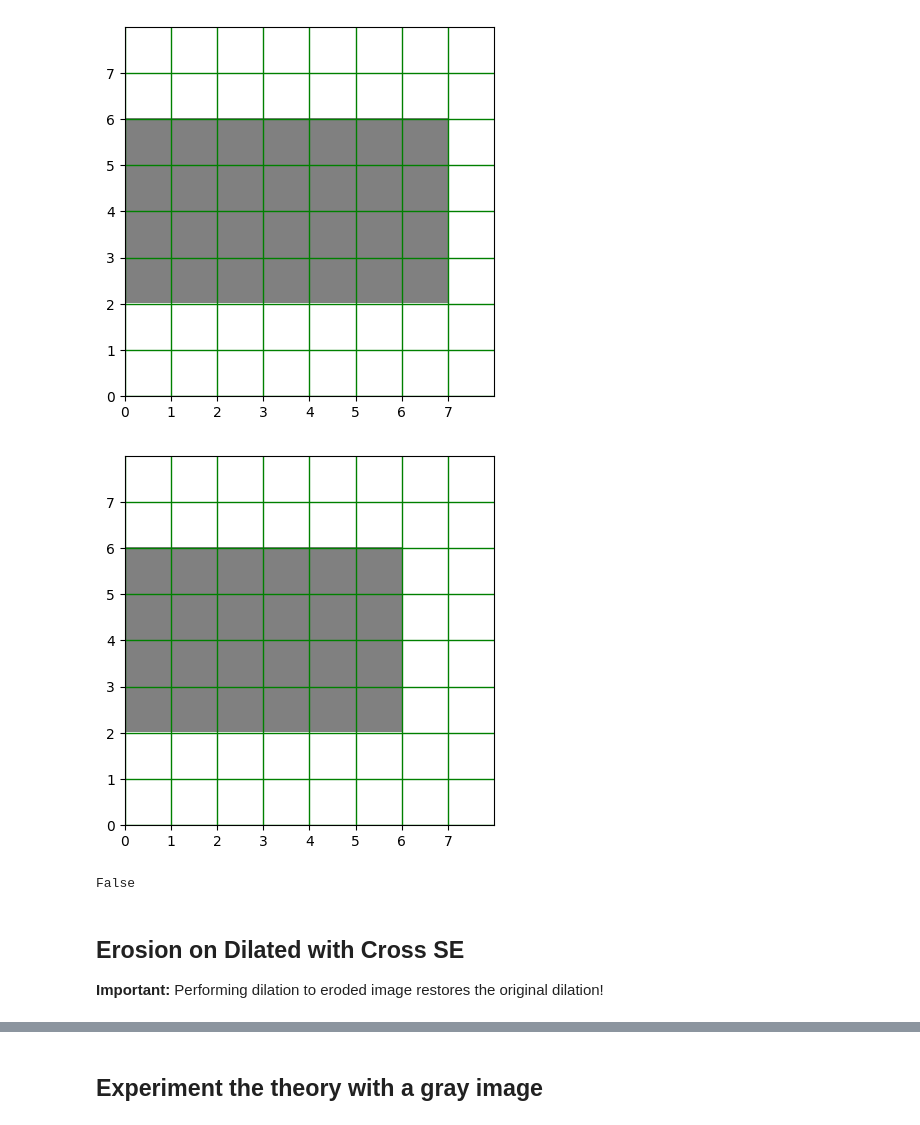
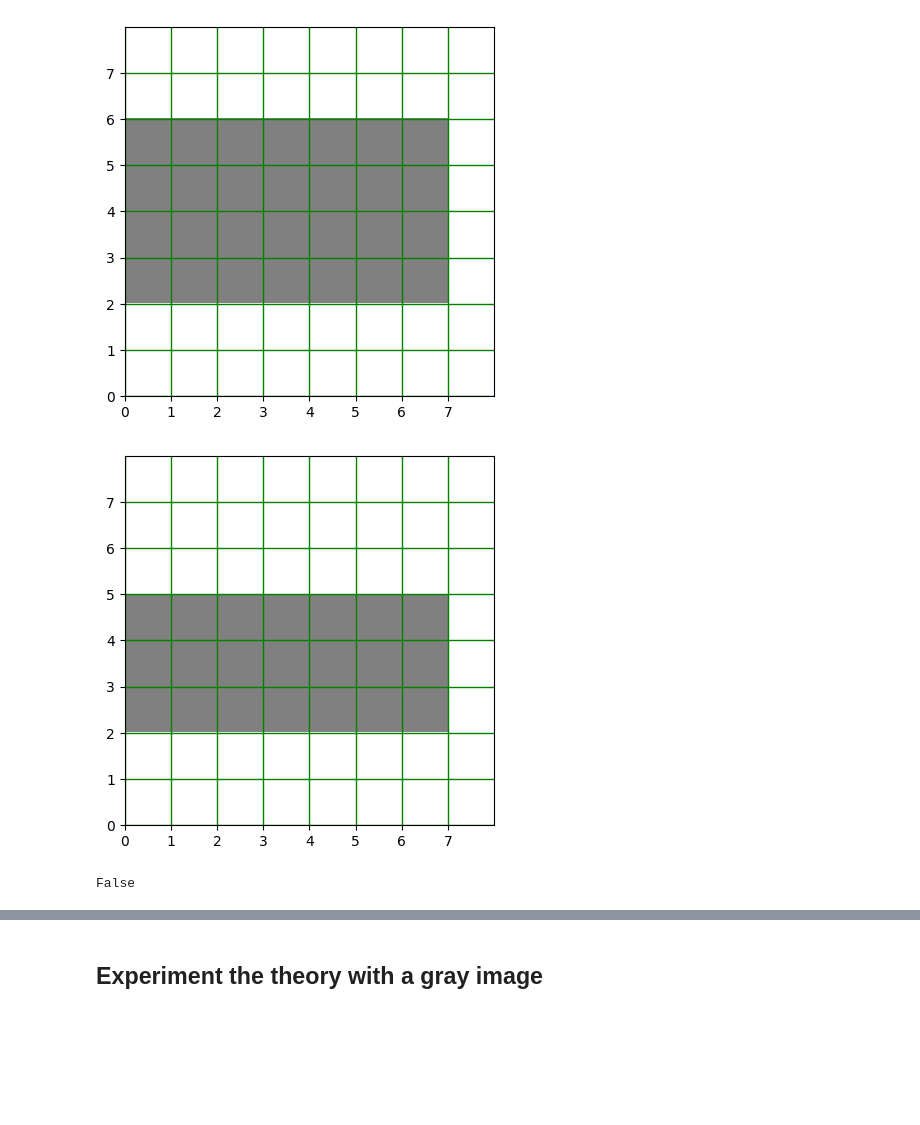
Before and after one commit to everhettoo/barcode-scanner, a Jupyter notebook: morphology-nb/morphology-barcode.ipynb, the cells around one changed output, grey strips where cells are left out. Drawn from its saved outputs; the diff is of its cells as text; code cells hidden in the pictures; blank space fills up the shorter version.

```diff
--- a/morphology-nb/morphology-barcode.ipynb
+++ b/morphology-nb/morphology-barcode.ipynb
@@ -30,28 +27,14 @@ mat1 = np.array([
     [0, 0, 0, 0, 0, 0, 0, 0]
 ])
 
-# Cross
-# se = np.array([
-#     [0, 1, 0],
-#     [1, 1, 1],
-#     [0, 1, 0],
-# ])
-
-# Rect
-# se = np.array([
-#     [1, 1, 1],
-#     [1, 1, 1],
-#     [1, 1, 1],
-# ])
-se = np.array([
+horizontal_se = np.array([
     [1, 1, 1]
 ])
 
 # Need to convert them first for cv operations.
 mat1 = mat1.astype('uint8')
-se = se.astype('uint8')
+horizontal_se = horizontal_se.astype('uint8')
 
-# print(mat1)
 nb.display_color_grids(mat1)
 # %% [output]
 [figure]
@@ -62,14 +41,23 @@ Performing dilation and followed by erosion doesn't restore the source image. It
 # %%
-dilated = cv2.dilate(mat1, se, iterations=1)
-# print(dilated)
-# type(kernel)
+dilated = cv2.dilate(mat1, horizontal_se, iterations=1)
 nb.display_color_grids(dilated)
 # %% [output]
 [figure]
 # %%
-eroded = cv2.erode(dilated, se, iterations=1)
-# print(eroded)
+# Removes line from top and bottom.
+# vertical_se = np.array([
+#     [1],
+#     [1],
+#     [1]
+# ])
+
+# Removes line from top.
+vertical_se = np.array([
+    [1],
+    [1]
+])
+eroded = cv2.erode(dilated, vertical_se, iterations=1)
 nb.display_color_grids(eroded)
 # %% [output]
-[figure, old version]
+[figure, new version]
 # %%
@@ -77,6 +64,3 @@ nb.display_color_grids(eroded)
 np.array_equal(mat1, eroded)
 # %% [output]
 False
-# %% [markdown]
-## Erosion on Dilated with Cross SE
-<b>Important:</b> Performing dilation to eroded image restores the original dilation!
```
Also changed, not shown: parts of 17 cells of this notebook, 1 other file.
